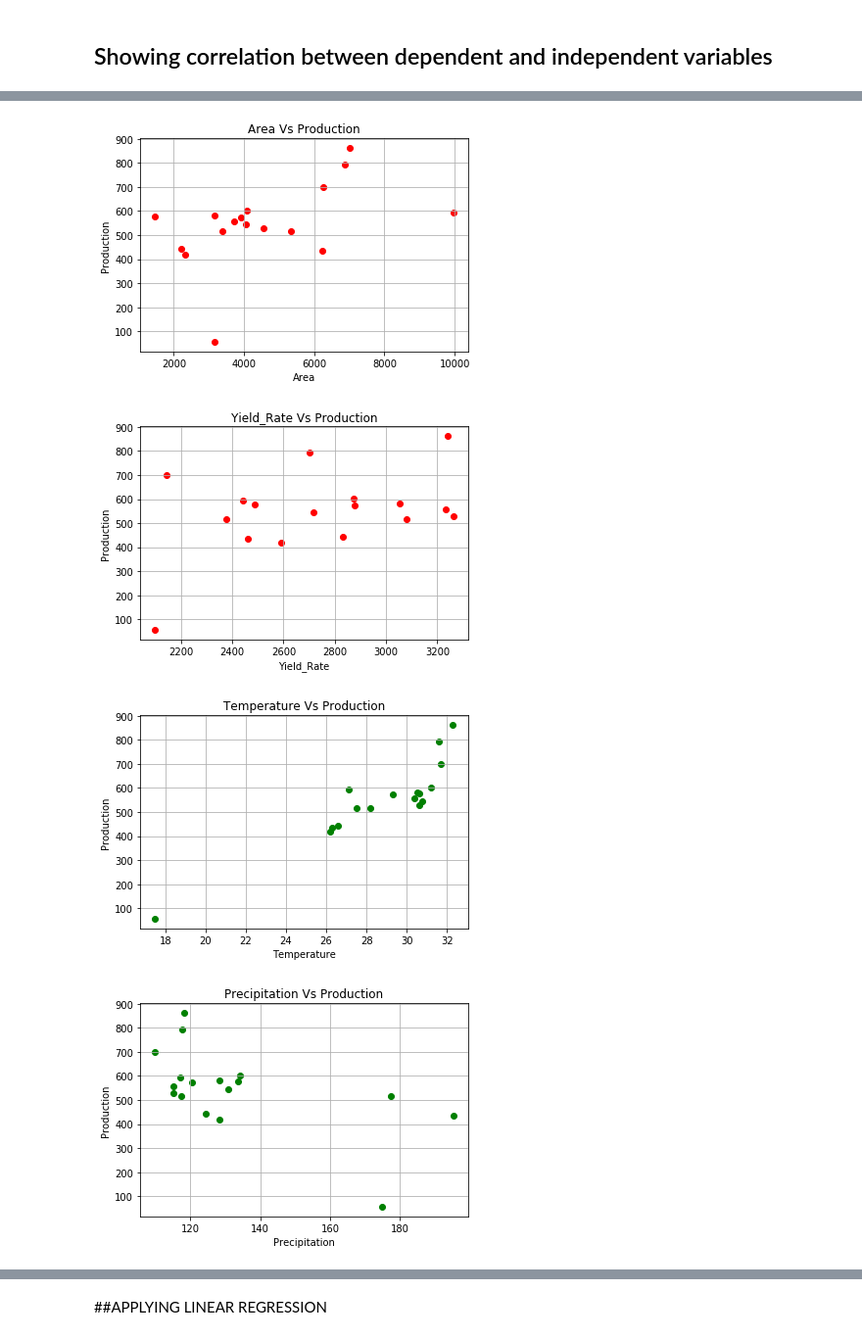
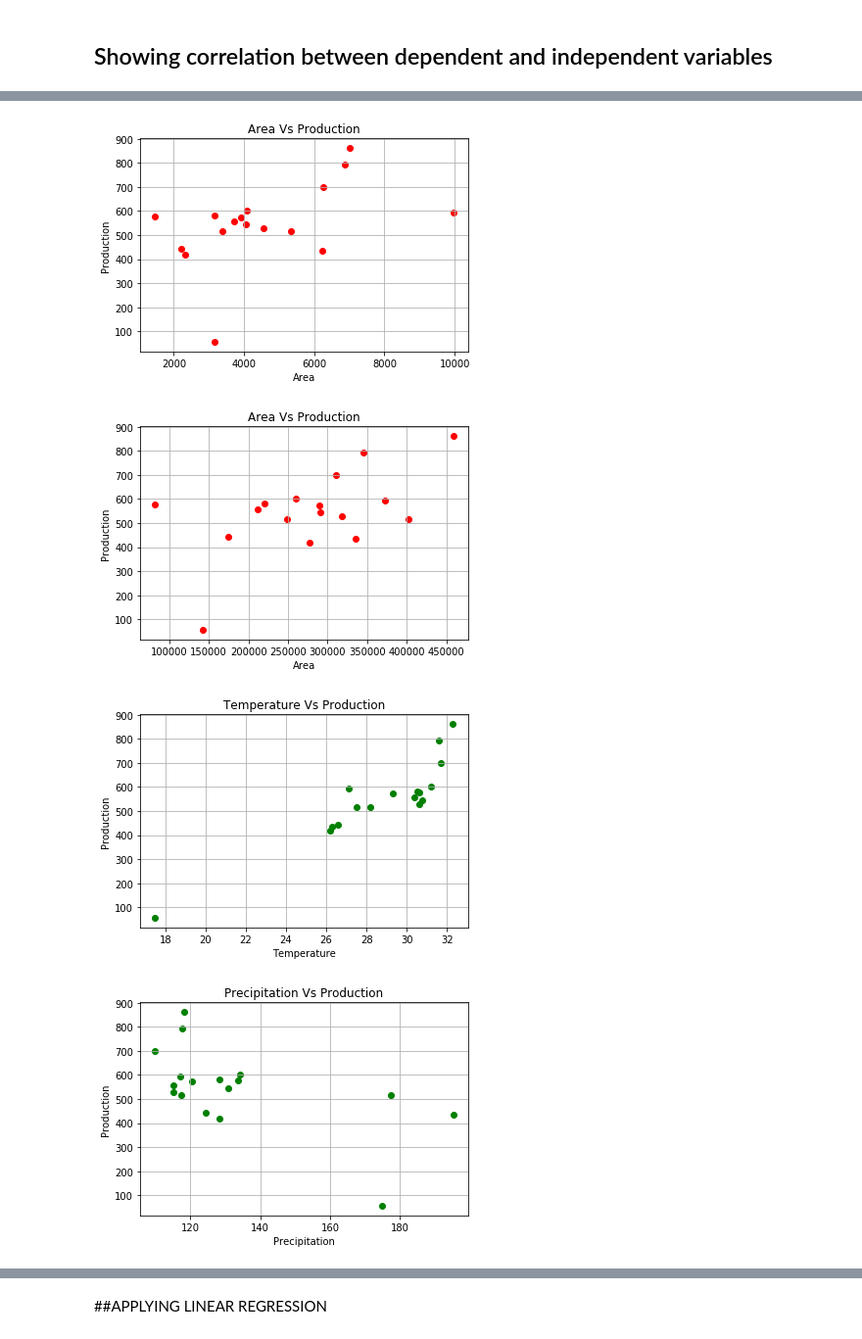
Before and after one commit to arghac14/Yield-prediction-2, a Jupyter notebook: Prediction.ipynb, the cells around one changed output, grey strips where cells are left out. Shown at 98% size. Saved outputs shown, nothing was run; the diff lists cells and outputs as text; code cells hidden in the pictures.

```diff
--- a/Prediction.ipynb
+++ b/Prediction.ipynb
@@ -10,13 +10,13 @@ data={
     'Temperature(avg)':[17.5,26.3,27.5,26.2,26.6,30.4,28.2,29.3,30.6,32.3,31.6,31.7,30.5,30.6,31.2,27.1,30.75],
     'Humidity':[92,94,96,72,74,87,83,84,71,77,71,85,76,69,68,79,76],
     'Area(sq km)':[3149,6227,3387,2320,2219,3733,5324,3927,4545,7024,6882,6259,3149,1467,4094,9960,4061],
+    'Agricultural_Area(hectares)':[142229.953,335635.3,248342.185,277469.808,175086.201,211391.34,402036.745,289866.01,317587.072,458387.872,344686.998,310320.416,220618.816,82234.868,260130.652,372843.03,291099.996],
     'Soil_pH':[5.92,4.62,5.2,5.83,5.87,6.0,7.05,6.0,5.75,6.5,6.23,6.35,6.12,6.02,7.12,7.38,6.12],
     'Cloud_Coverage':[0,75,75,0,0,25,0,0,50,63,50,0,74,74,0,75,75],
     'Vapour_Pressure':[867.4,1007.8,1008.5,0,0,1008.5,0,0,1007.8,1004.8,1006.5,0,1006.6,1006.8,0,1007.3,1007.1],
-    'Yield_Rate(Kg/Hect)':[2098.58,2459.69,2376.35,2592.39,2829.67,3233.12,3081.66,2876.25,3262.04,3242.24,2701.24,2141.85,3053.53,2485.50,2873.51,2440.98,2717.67],#aman paddy
+    #'Yield_Rate(Kg/Hect)':[2098.58,2459.69,2376.35,2592.39,2829.67,3233.12,3081.66,2876.25,3262.04,3242.24,2701.24,2141.85,3053.53,2485.50,2873.51,2440.98,2717.67],#aman paddy
     'Production':[56.945,433.939,515.777,420.273,442.884,557.341,516.541,573.137,529.374,861.138,794.716,697.889,580.845,576.630,601.623,594.541,546.260]
 }
-
 df=pd.DataFrame(data)
 df
 # %% [output]
@@ -41,7 +41,7 @@ df
 # %%
 # Data Cleaning
 
-df.loc[df.Vapour_Pressure==0,'Vapour_Pressure']=df.Vapour_Pressure.mean()
-df.loc[df.Cloud_Coverage==0,'Cloud_Coverage']=df.Cloud_Coverage.mean()
+df.loc[df.Vapour_Pressure==0,'Vapour_Pressure']=df.Vapour_Pressure.median()
+df.loc[df.Cloud_Coverage==0,'Cloud_Coverage']=df.Cloud_Coverage.median()
 df
 # %% [output]
@@ -81,12 +81,13 @@ plt.xlabel("Area")
 plt.ylabel("Production")
 plt.grid()
 plt.show()
-plt.scatter(df['Yield_Rate(Kg/Hect)'],df['Production'],color='red')
-plt.title("Yield_Rate Vs Production")
-plt.xlabel("Yield_Rate")
+plt.scatter(df['Agricultural_Area(hectares)'],df['Production'],color='red')
+plt.title("Area Vs Production")
+plt.xlabel("Area")
 plt.ylabel("Production")
 plt.grid()
 plt.show()
+
 plt.scatter(df['Temperature(avg)'],df['Production'],color='green')
 plt.title("Temperature Vs Production")
 plt.xlabel("Temperature")
@@ -98,34 +99,34 @@ plt.title("Precipitation Vs Production")
 plt.xlabel("Precipitation")
 plt.ylabel("Production")
 plt.grid()
 plt.show()
 plt.scatter(df['Humidity'],df['Production'],color='blue')
 plt.title("Humidity Vs Production")
 plt.xlabel("Humidity")
 plt.ylabel("Production")
 plt.grid()
 plt.show()
 plt.scatter(df['Soil_pH'],df['Production'],color='red')
 plt.title("Soil_pH Vs Production")
 plt.xlabel("Soil_pH")
 plt.ylabel("Production")
 plt.grid()
 plt.show()
 plt.scatter(df['Cloud_Coverage'],df['Production'],color='red')
 plt.title("Cloud_Coverage Vs Production")
 plt.xlabel("Cloud_Coverage")
 plt.ylabel("Production")
 plt.grid()
 plt.show()
 plt.scatter(df['Vapour_Pressure'],df['Production'],color='red')
 plt.title("Vapour_Pressure Vs Production")
 plt.xlabel("Vapour_Pressure")
 plt.ylabel("Production")
 plt.grid()
 plt.show()
 # %% [output]
 [figure]
-[figure, old version]
+[figure, new version]
 [figure]
 [figure]
 [figure]
```
Also changed, not shown: parts of 17 cells of this notebook.
